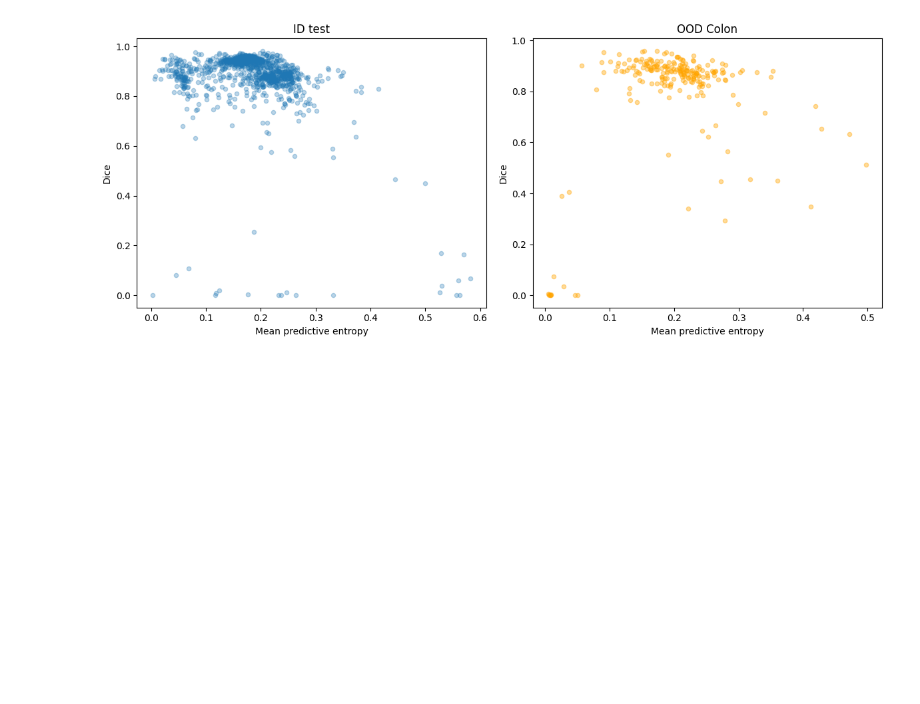
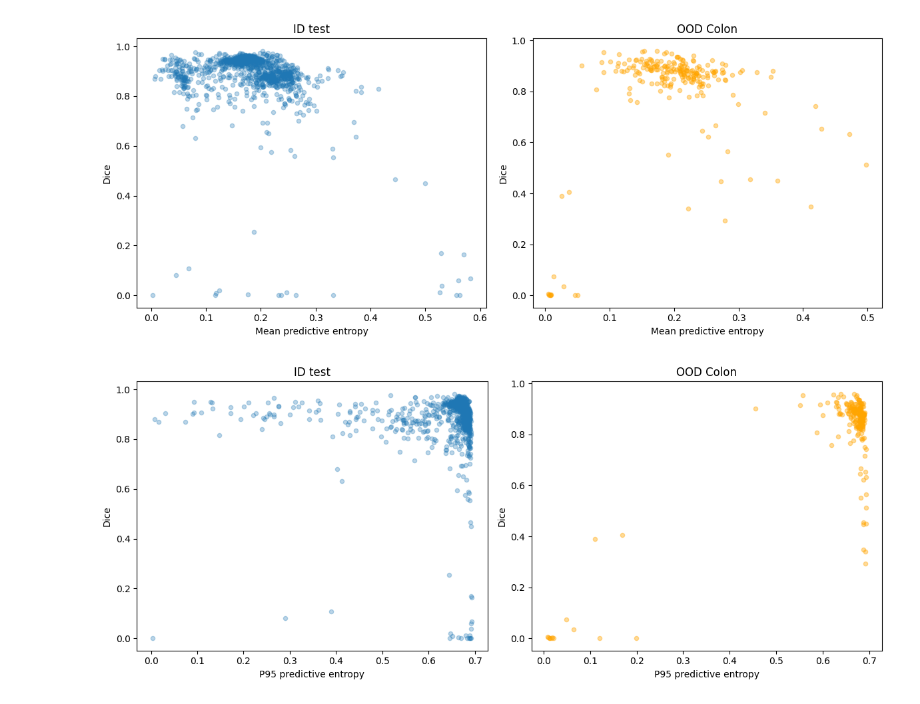
Before and after one commit to Zephyr417/Projects, a Jupyter notebook: Cell_Segmentation/03_uncertainty_faliure_detection.ipynb, the cells around one changed output. Drawn from its saved outputs; the diff is of its cells as text; code cells hidden in the pictures; blank space fills up the shorter version.

```diff
--- a/Cell_Segmentation/03_uncertainty_faliure_detection.ipynb
+++ b/Cell_Segmentation/03_uncertainty_faliure_detection.ipynb
@@ -181,3 +185,33 @@ plt.tight_layout()
 plt.show()
 # %% [output]
 [figure]
+# %%
+fig, axes = plt.subplots(1, 2, figsize=(12, 5))
+
+axes[0].scatter(
+    id_metrics["p95_entropy"],
+    id_metrics["dice"],
+    alpha=0.3,
+    s=20,
+)
+
+axes[0].set_title("ID test")
+axes[0].set_xlabel("P95 predictive entropy")
+axes[0].set_ylabel("Dice")
+
+axes[1].scatter(
+    ood_metrics["p95_entropy"],
+    ood_metrics["dice"],
+    alpha=0.4,
+    s=20,
+    color="orange",
+)
+
+axes[1].set_title("OOD Colon")
+axes[1].set_xlabel("P95 predictive entropy")
+axes[1].set_ylabel("Dice")
+
+plt.tight_layout()
+plt.show()
+# %% [output]
+[figure, added]
```
Also changed, not shown: parts of 1 cell of this notebook.
